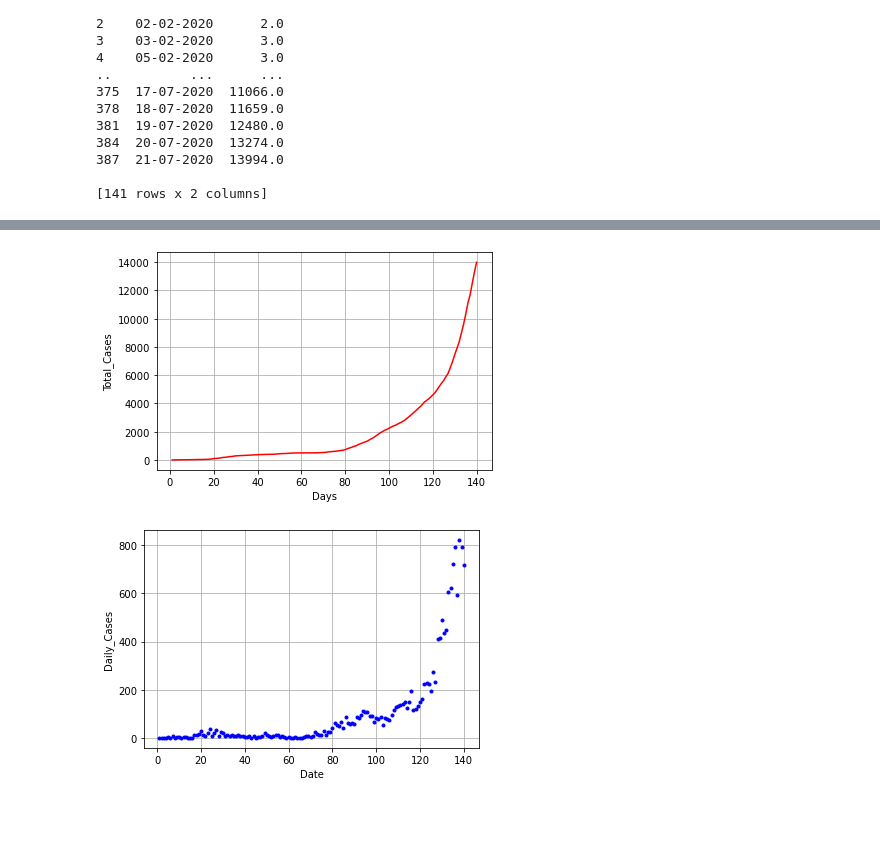
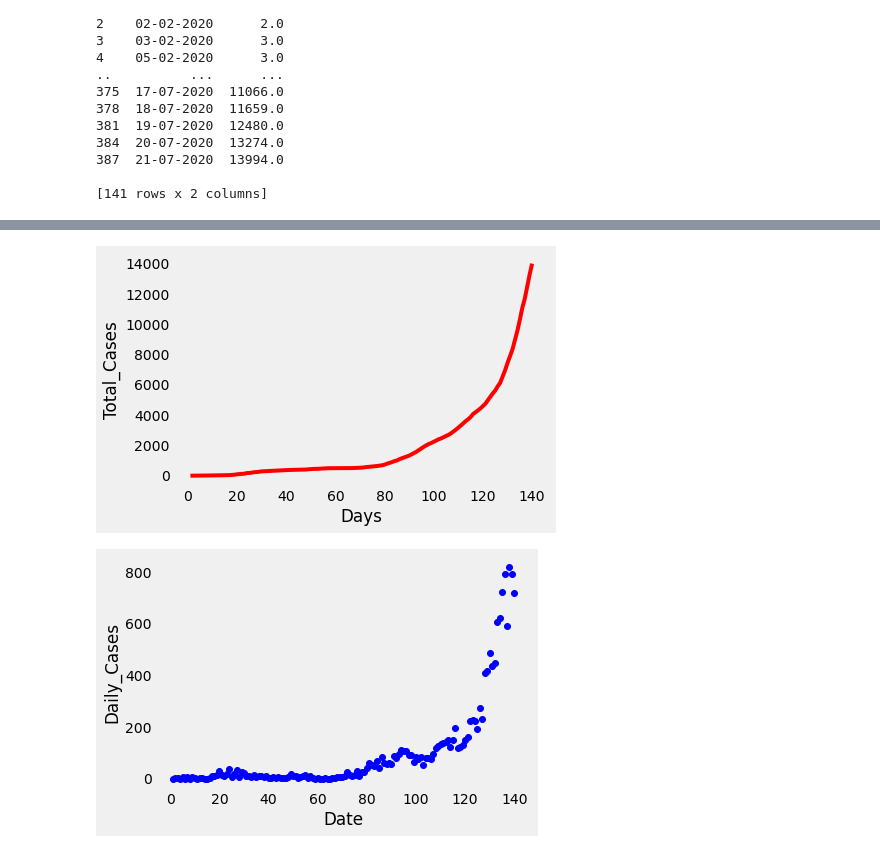
Before and after one commit to Nextgen-AI-solutions/ML_and_data_analysis, a Jupyter notebook: Covid_19.Analysis.ipynb, the cells around one changed output, grey strips where cells are left out. Drawn from its saved outputs; the diff is of its cells as text; code cells hidden in the pictures; blank space fills up the shorter version.

```diff
--- a/Covid_19.Analysis.ipynb
+++ b/Covid_19.Analysis.ipynb
@@ -6,3 +12,6 @@ import datetime as dt
+# %%
+warnings.filterwarnings("ignore")
+style.use('fivethirtyeight')
 # %%
 df=pd.read_csv('Covid.csv')
 print(df)
@@ -133,5 +138,5 @@ print(df)
 # %%
-df['Date']=pd.to_datetime(df.Date)
+df.loc['Date']=pd.to_datetime(df.Date)
 # print(df)
 dt_str=dt.date(2020,1,2)
 dt_stp=dt.date(2020,7,21)
@@ -144,7 +149,7 @@ print(len(df))
 # %%
 days=[]
 
-for i in range(1,141):
+for i in range(1,len(df)+1):
     days.append(i)
 print(days)
 df["Days"]=days
@@ -167,5 +172,8 @@ df
 # %%
+df=df[:-1]
+# df=df.set_index(df['Days'])
 
-df=df.set_index(df['Days'])
-print(df.tail(60))
+
+df
+# print(df.tail(60))
 # %% [output]
@@ -189,22 +211,22 @@ Days
 # %%
 xs=df.index
 ys=df['cases']
 ys2=df['daily_cases']
 #creating plots to visualize data
 plt.plot(xs,ys,'r')
 plt.xlabel('Days')
 plt.ylabel('Total_Cases')
 plt.grid()
 plt.show()
-plt.plot(xs,ys2,'b.')
+plt.plot(xs,ys2,'bo')
 plt.xlabel('Date')
 plt.ylabel('Daily_Cases')
 plt.rcParams['figure.figsize']=(8,6)
 plt.grid()
 plt.show()
 # %% [output]
-[figure, old version]
+[figure, new version]
-[figure, old version]
+[figure, new version]
 # %%
 ax1=plt.subplot(1,1,1)
 ax2=ax1.twinx()
```
Also changed, not shown: parts of 24 cells of this notebook.
